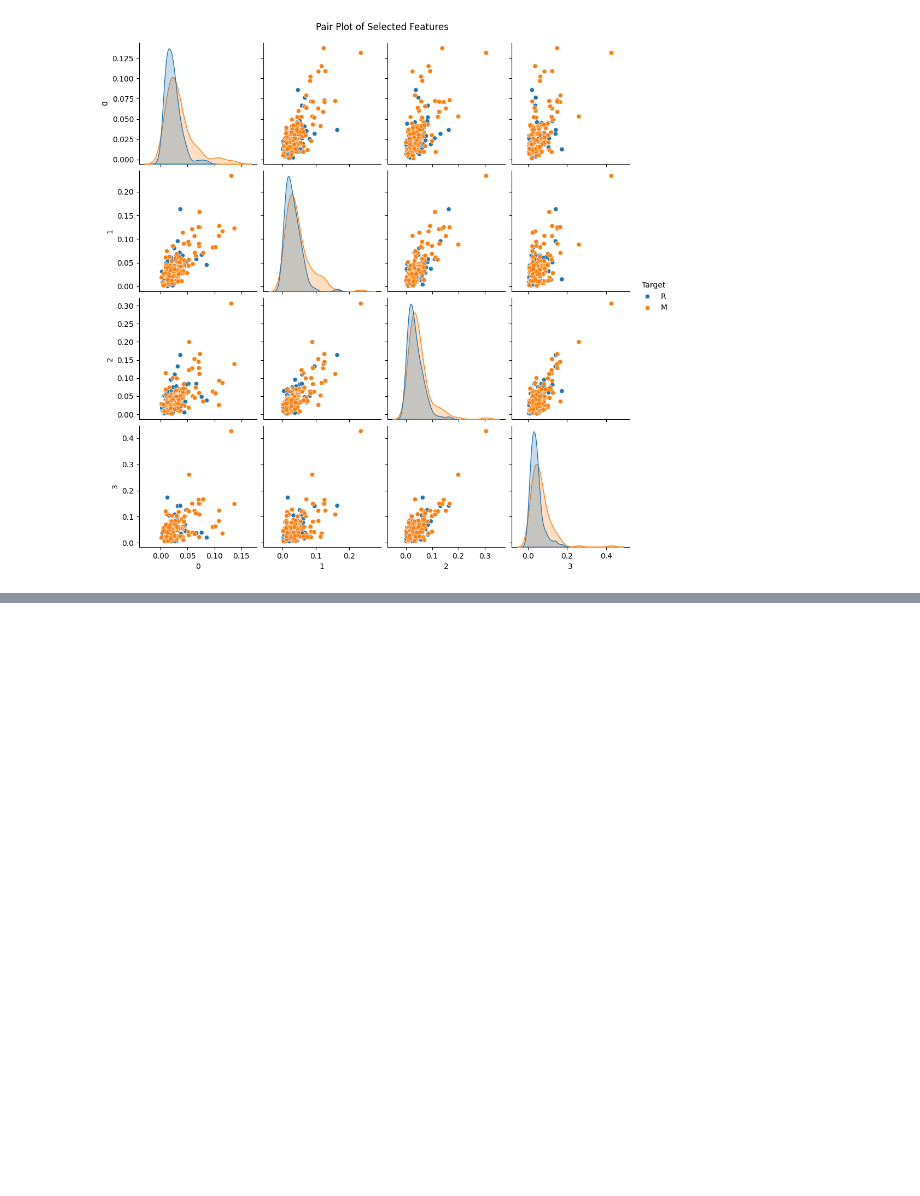
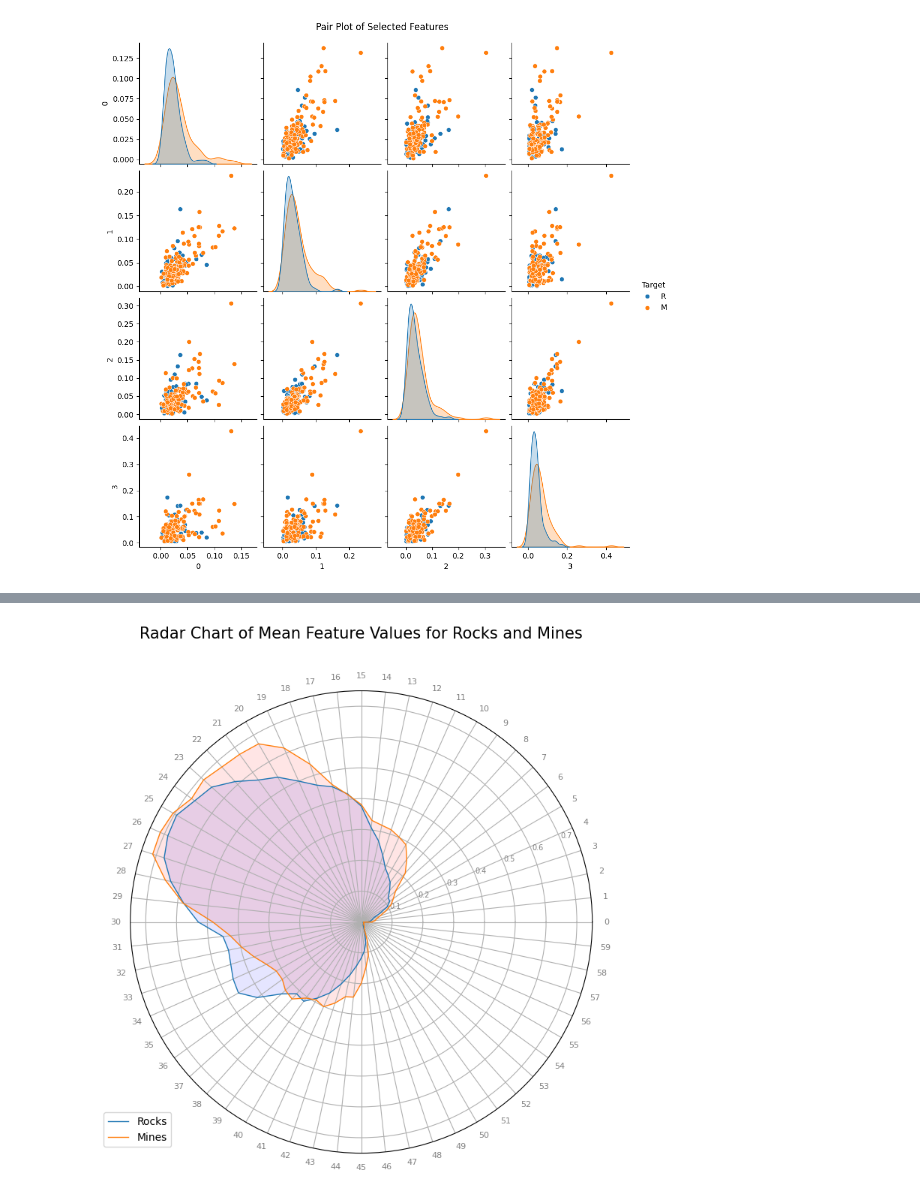
Before and after one commit to soroush62/Predicting-submarine-Sonar-object-recognition-in-Python, a Jupyter notebook: Python Files/test.ipynb, the cells around one changed output, grey strips where cells are left out. Saved outputs shown, nothing was run; the diff lists cells and outputs as text; code cells hidden in the pictures; blank space fills up the shorter version.

Commit message:
Creating Radarchart

```diff
--- a/Python Files/test.ipynb
+++ b/Python Files/test.ipynb
@@ -319,0 +244,43 @@ dashboard.open()
+# %%
+import numpy as np
+import pandas as pd
+import matplotlib.pyplot as plt
+from math import pi
+
+# Load the sonar dataset
+file_path = 'D:/wenprograming23/src/team6/Predicting-submarine-Sonar-object-recognition-in-Python/Dataset/sonar.csv'
+sonar_data = pd.read_csv(file_path, header=None)
+
+# Ensure all data except the last column are numeric
+sonar_data.iloc[:, :-1] = sonar_data.iloc[:, :-1].apply(pd.to_numeric, errors='coerce')
+
+# Calculate mean values for Rocks and Mines
+mean_values = sonar_data.groupby(60).mean()
+
+# Radar chart attributes
+categories = list(mean_values.columns)
+N = len(categories)
+angles = [n / float(N) * 2 * pi for n in range(N)]
+angles += angles[:1]
+
+fig, ax = plt.subplots(figsize=(10, 8), subplot_kw=dict(polar=True))
+
+# Plot data for Rocks
+values = mean_values.loc['R'].values.flatten().tolist()
+values += values[:1]
+ax.plot(angles, values, linewidth=1, linestyle='solid', label='Rocks')
+ax.fill(angles, values, 'b', alpha=0.1)
+
+# Plot data for Mines
+values = mean_values.loc['M'].values.flatten().tolist()
+values += values[:1]
+ax.plot(angles, values, linewidth=1, linestyle='solid', label='Mines')
+ax.fill(angles, values, 'r', alpha=0.1)
+
+plt.xticks(angles[:-1], categories, color='grey', size=8)
+plt.yticks(color="grey", size=7)
+plt.title('Radar Chart of Mean Feature Values for Rocks and Mines', size=15, color='black', y=1.1)
+plt.legend(loc='upper right', bbox_to_anchor=(0.1, 0.1))
+plt.show()
+# %% [output]
+[figure, added]
```
Also changed, not shown: parts of 3 cells of this notebook, 1 other file.
